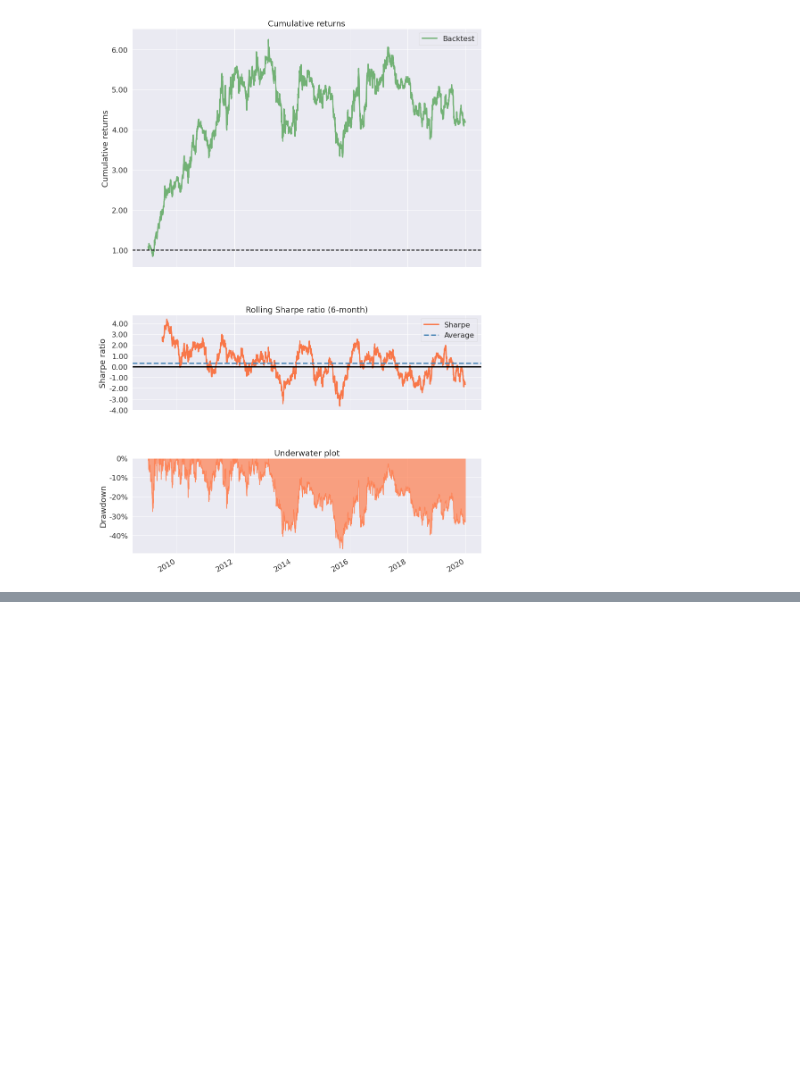
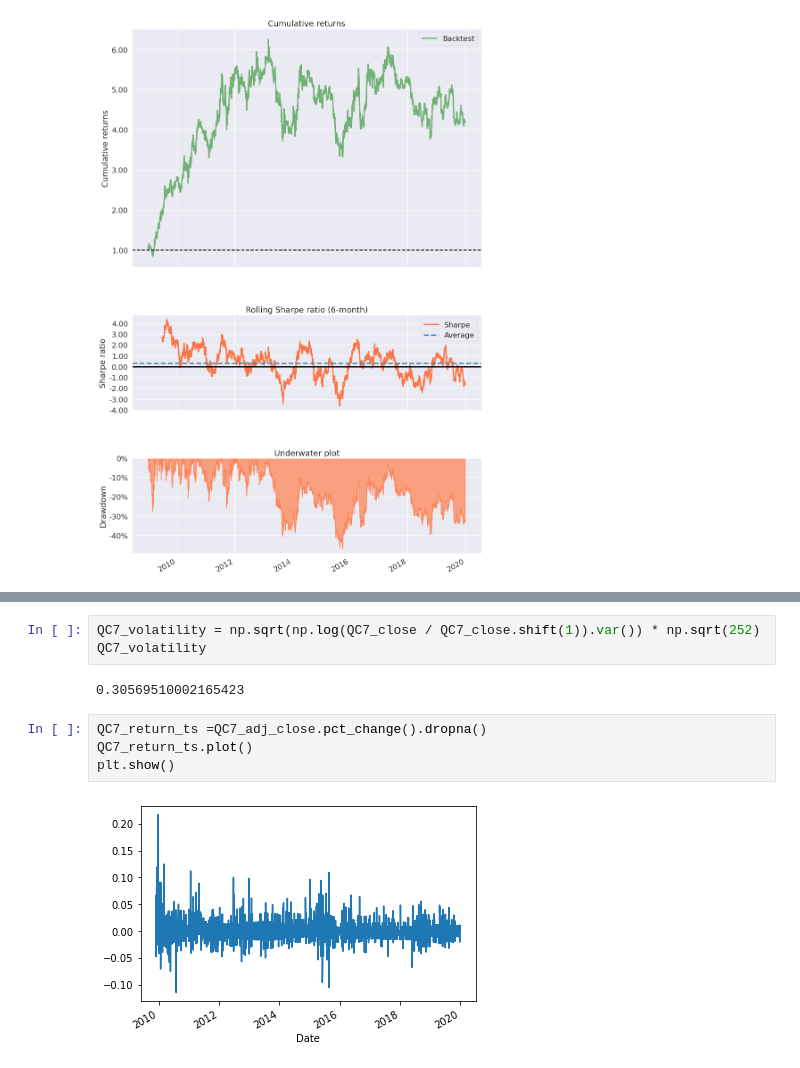
Before and after one commit to dvh549/Capital_Markets_in_China, a Jupyter notebook: playground.ipynb, the cells around one changed output, grey strips where cells are left out. Saved outputs shown, nothing was run; the diff lists cells and outputs as text; blank space fills up the shorter version.

```diff
--- a/playground.ipynb
+++ b/playground.ipynb
@@ -673,0 +776,11 @@ pf.create_simple_tear_sheet(JCCL_return_ts)
+# %%
+QC7_volatility = np.sqrt(np.log(QC7_close / QC7_close.shift(1)).var()) * np.sqrt(252)
+QC7_volatility
+# %% [output]
+0.30569510002165423
+# %%
+QC7_return_ts =QC7_adj_close.pct_change().dropna()
+QC7_return_ts.plot()
+plt.show()
+# %% [output]
+[figure, added]
```
Also changed, not shown: parts of 82 cells of this notebook.
